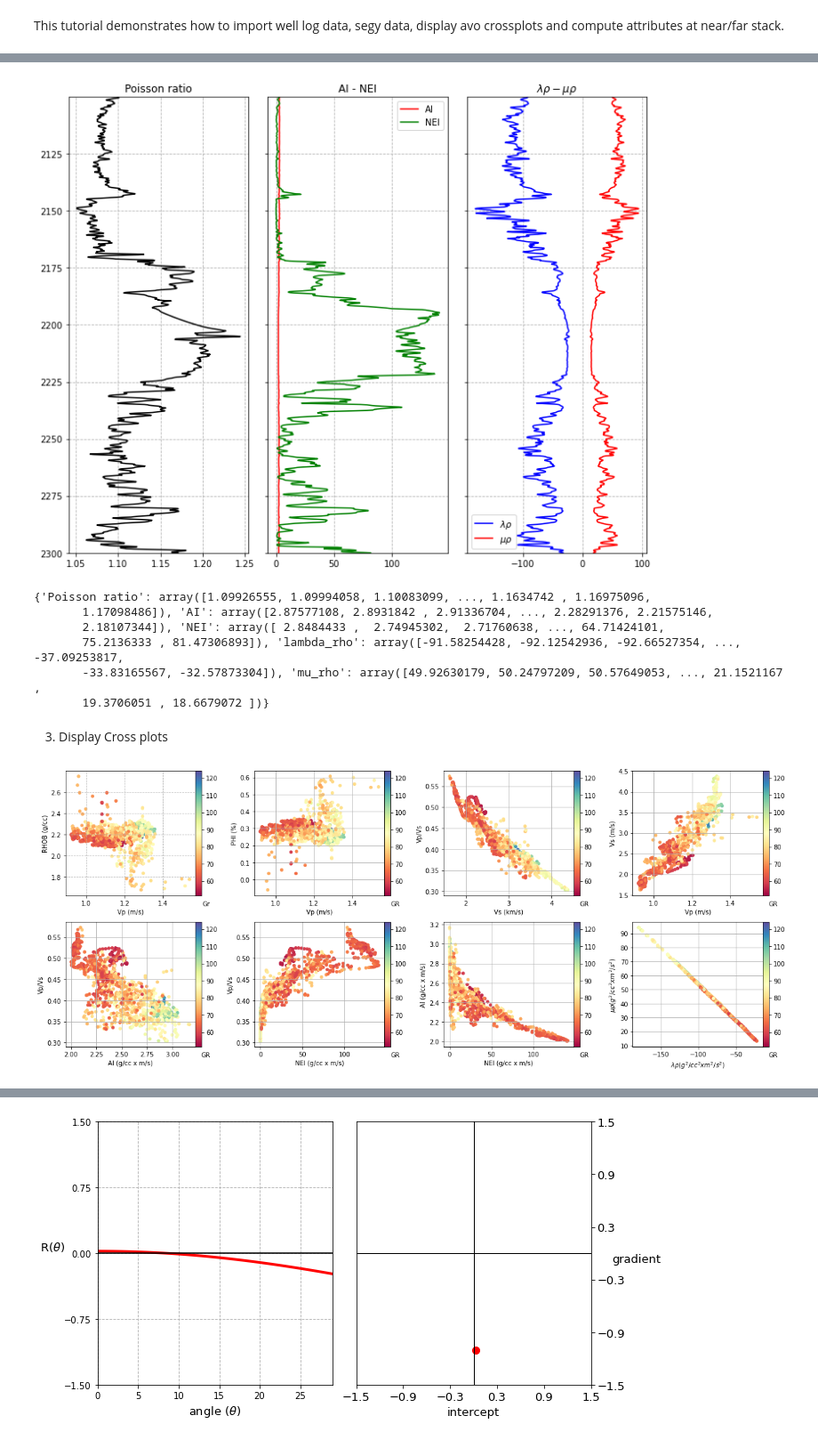
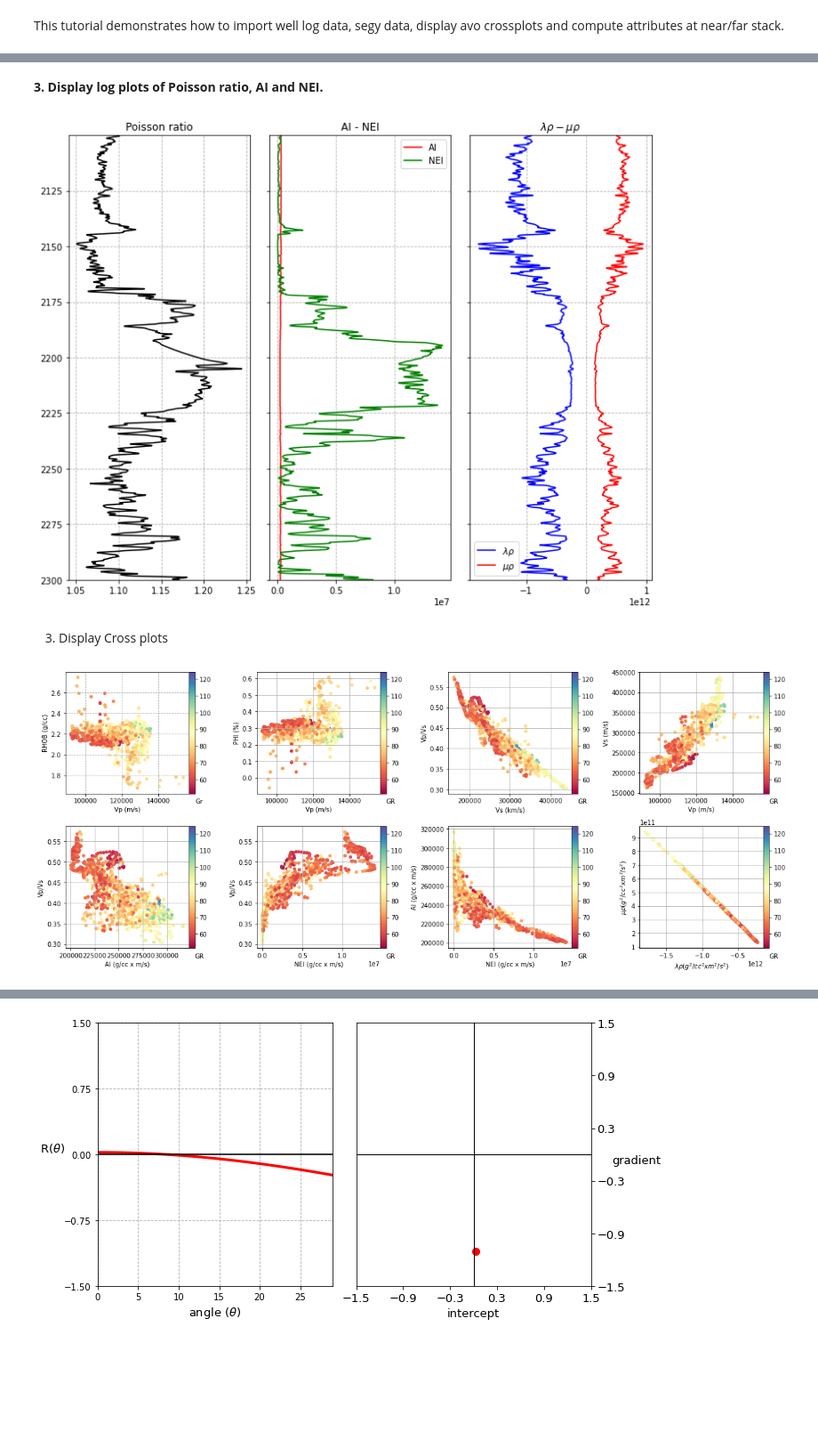
Before and after one commit to TolaAbiodun/beta-tests, a Jupyter notebook: avo_attributes.ipynb, the cells around one changed output, grey strips where cells are left out. Shown at 89% size. Drawn from its saved outputs; the diff is of its cells as text; code cells hidden in the pictures; blank space fills up the shorter version.

```diff
--- a/avo_attributes.ipynb
+++ b/avo_attributes.ipynb
@@ -16,0 +24,2 @@ well_5 = las.LASReader('./data/well_5.las', null_subs=np.nan)
+# %%
+well_5 = lasio.read('./data/well_5.las')
@@ -17,9 +59,8 @@ well_5 = las.LASReader('./data/well_5.las', null_subs=np.nan)
 # %%
 # Extract Depth, Vp, vs, vp/vs, density and GR form data
-
-w5z = well_5.data['DEPT'] # depth
-w5vp = well_5.data['Vp'] / 100 # P-wave velocity
-w5vs = well_5.data['Vs'] / 100 # S-wave velocity
-w5vpvs = well_5.data['Vp'] / well_5.data['Vs'] # Vp/Vs
-w5rho = well_5.data['RHOB'] # Density
-w5gr = well_5.data['GR'] #Gamma ray
+z_well = well_5['DEPT'] # depth
+vp_well = well_5['VP'] * 1e3 # P-wave velocity convert to m/s
+vs_well = well_5['VS'] * 1e3 # S-wave velocity convert to m/s
+vpvs_well = well_5['VP'] / well_5['VS'] # Vp/Vs
+gr_well = well_5['GR'] # Gamma ray
+rho_well = well_5['RHOB'] # Density
@@ -33,22 +102,16 @@ w5phi = (rho_mineral - w5rho) / (rho_mineral - rho_fluid)
+# %% [markdown]
+ __3. Display log plots of Poisson ratio, AI and NEI.__
 # %%
-im = log.plot_imp(vpvs=w5vpvs, vp=w5vp, vs=w5vs, rho=w5rho, angle=30, h_well=w5z, h_ref=2170)
+im = log.plot_imp(vpvs=vpvs_well, vp=vp_well, vs=vs_well,
+                  rho=rho_well, angle=30, h_well=z_well, h_ref=2170)
 # %% [output]
-[figure, old version]
+[figure, new version]
-# %%
-print(im)
-# %% [output]
-{'Poisson ratio': array([1.09926555, 1.09994058, 1.10083099, ..., 1.1634742 , 1.16975096,
-       1.17098486]), 'AI': array([2.87577108, 2.8931842 , 2.91336704, ..., 2.28291376, 2.21575146,
-       2.18107344]), 'NEI': array([ 2.8484433 ,  2.74945302,  2.71760638, ..., 64.71424101,
-       75.2136333 , 81.47306893]), 'lambda_rho': array([-91.58254428, -92.12542936, -92.66527354, ..., -37.09253817,
-       -33.83165567, -32.57873304]), 'mu_rho': array([49.92630179, 50.24797209, 50.57649053, ..., 21.1521167 ,
-       19.3706051 , 18.6679072 ])}
 # %% [markdown]
 3. Display Cross plots
 # %%
-log.crossplot(vp=w5vp, vs=w5vs, vpvs=w5vpvs, rho=w5rho,
-              phi=w5phi, GR=w5gr, AI=im['AI'], NEI=im['NEI'],
+log.crossplot(vp=vp_well, vs=vs_well, vpvs=vpvs_well, rho=rho_well,
+              phi=phi_well, GR=gr_well, AI=im['AI'], NEI=im['NEI'],
               lambda_rho=im['lambda_rho'], mu_rho=im['mu_rho'])
 # %% [output]
-[figure, old version]
+[figure, new version]
 # %% [markdown]
```
Also changed, not shown: parts of 23 cells of this notebook.
